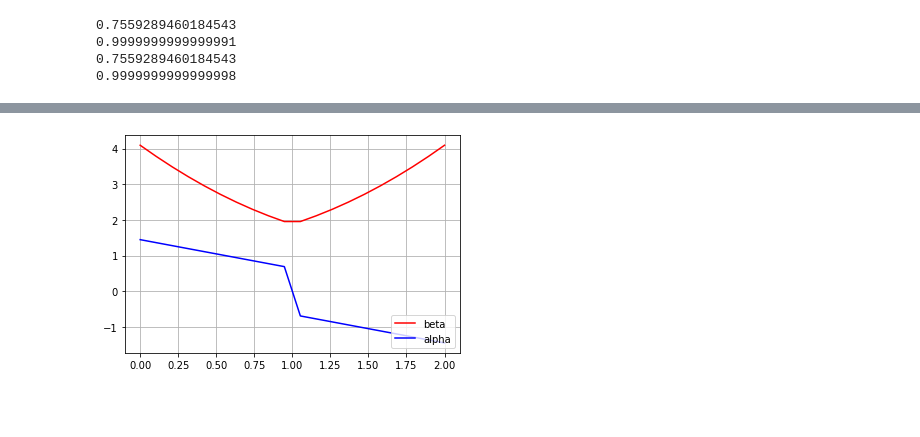
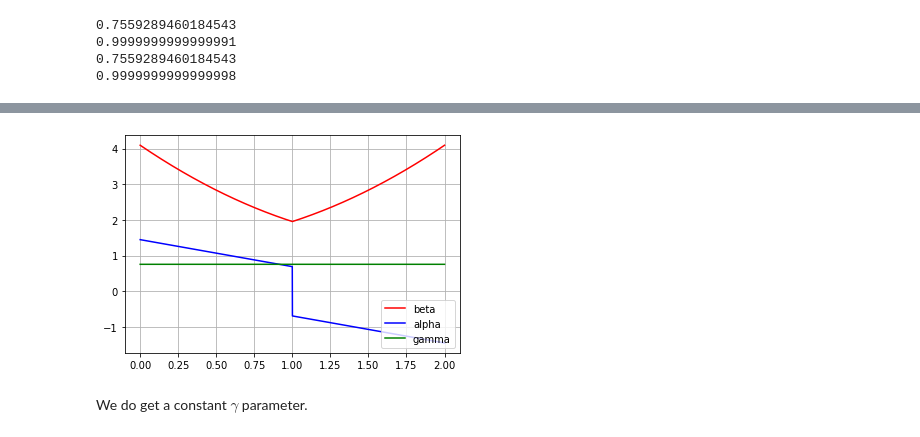
Before and after one commit to BastienGolomer/Feasibility-studies-for-a-Muon-source, a Jupyter notebook: fundamentals.ipynb, the cells around one changed output, grey strips where cells are left out. Cells and saved outputs as stored; diff of their text form; code cells hidden in the pictures; blank space fills up the shorter version.

```diff
--- a/fundamentals.ipynb
+++ b/fundamentals.ipynb
@@ -166,45 +141,47 @@ Moreover we have the equation (4.74) which gives us $\beta_x \gamma_x - \alpha_x
 # %%
 # we are going to devide the drift spaces
-s = np.linspace(0,L,10);
+s = np.linspace(0,L,1000);
 
     # drift after focusing
 a = L**2/(4*beta_x0);
 b = L;
 c = beta_x0 + L**2/beta_x0 - beta_y0 ;
 delta = b**2 - 4*a*c;
 c_1 = (-b + np.sqrt(delta))/(2*a) # this solution of the polynomial is the physical one
 c_2 = beta_x0;
 
 
-beta_FD =  [(c_1**2 + 4)*x**2/(4*c_2) + c_1*x + c_2 for x in s] ;#beta in the drift following the focusing quadrupole
+beta_FD =  [(c_1**2 + 4)*x**2/(4*c_2) + c_1*x + c_2 for x in s] ; #beta in the drift following the focusing quadrupole (Focusing-Drit)
 alpha_FD =  [ -1/2*((c_1**2 + 4)*x/(2*c_2) + c_1) for x in s];
-gamma_FD = np.zeros(10);
-for i in range(10) :
-    gamma_FD[i] = (1 + alpha_FD[i]**2)/beta_FD[i]
-
+gamma_FD = np.zeros(1000);
+gamma_FD = [(1 + alpha_FD[i]**2)/beta_FD[i] for i in range(1000)];
 
     # drift after focusing
 a = L**2/(4*beta_y0);
 b = L;
 c = beta_y0 + L**2/beta_y0 - beta_x0 ;
 delta = b**2 - 4*a*c;
 c_1 = (-b + np.sqrt(delta))/(2*a) # this solution of the polynomial is the physical one
 c_2 = beta_y0;
 
 
-beta_DD =  [(c_1**2 + 4)*x**2/(4*c_2) + c_1*x + c_2 for x in s] ;#beta in the drift following the defocusing quadrupole
+beta_DD =  [(c_1**2 + 4)*x**2/(4*c_2) + c_1*x + c_2 for x in s] ;#beta in the drift following the defocusing quadrupole (Defocusing-Drit)
 alpha_DD =  [ -1/2*((c_1**2 + 4)*x/(2*c_2) + c_1) for x in s];
-gamma_DD = np.zeros(10);
-for i in range(10) :
-    gamma_DD[i] = (1 + alpha_DD[i]**2)/beta_DD[i]
+gamma_DD = np.zeros(1000);
+gamma_DD = [(1 + alpha_DD[i]**2)/beta_DD[i] for i in range(1000)];
+
 
 beta = beta_FD + beta_DD;
 alpha = alpha_FD + alpha_DD;
+gamma = gamma_FD + gamma_DD;
 
 Fig = plt.figure()
-plt.plot(np.linspace(0,2*L,20),beta,'r',label = 'beta')
-plt.plot(np.linspace(0,2*L,20),alpha,'b',label = 'alpha')
-plt.legend(["beta","alpha"], loc = 4)
+plt.plot(np.linspace(0,2*L,2000),beta,'r',label = 'beta')
+plt.plot(np.linspace(0,2*L,2000),alpha,'b',label = 'alpha')
+plt.plot(np.linspace(0,2*L,2000),gamma,'g',label = 'gamma')
+plt.legend(["beta","alpha","gamma"], loc = 4)
 plt.grid(True)
 # %% [output]
-[figure, old version]
+[figure, new version]
+# %% [markdown]
+We do get a constant $\gamma$ parameter.
```
Also changed, not shown: parts of 6 cells of this notebook, 1 other file.
